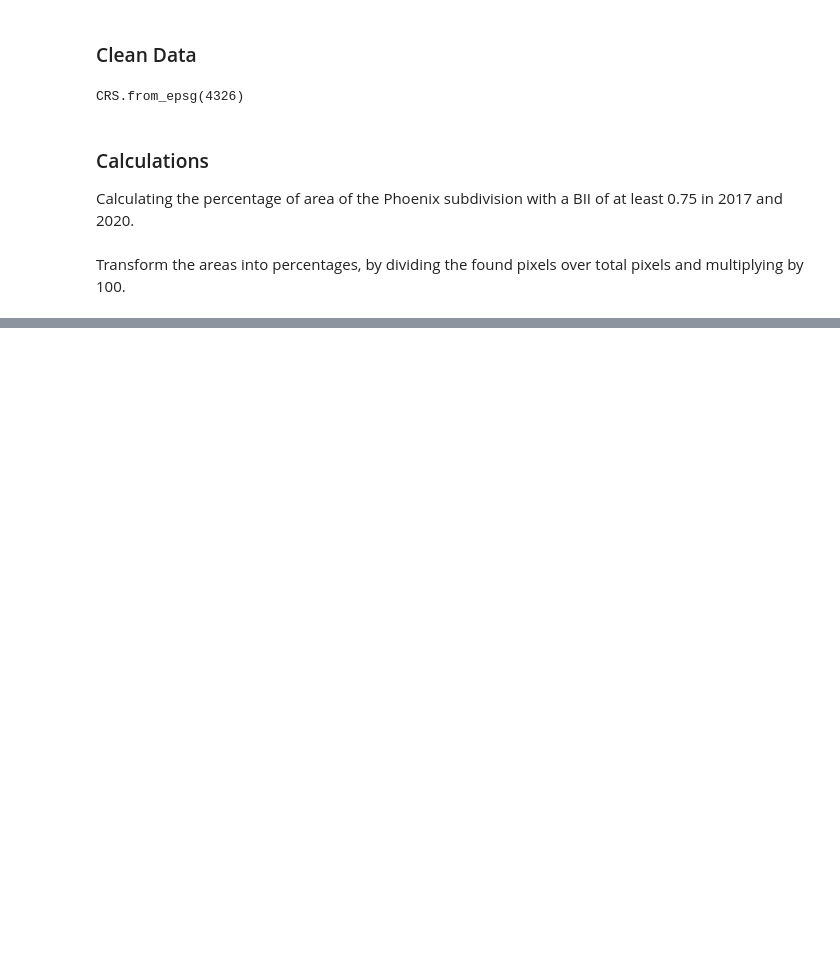
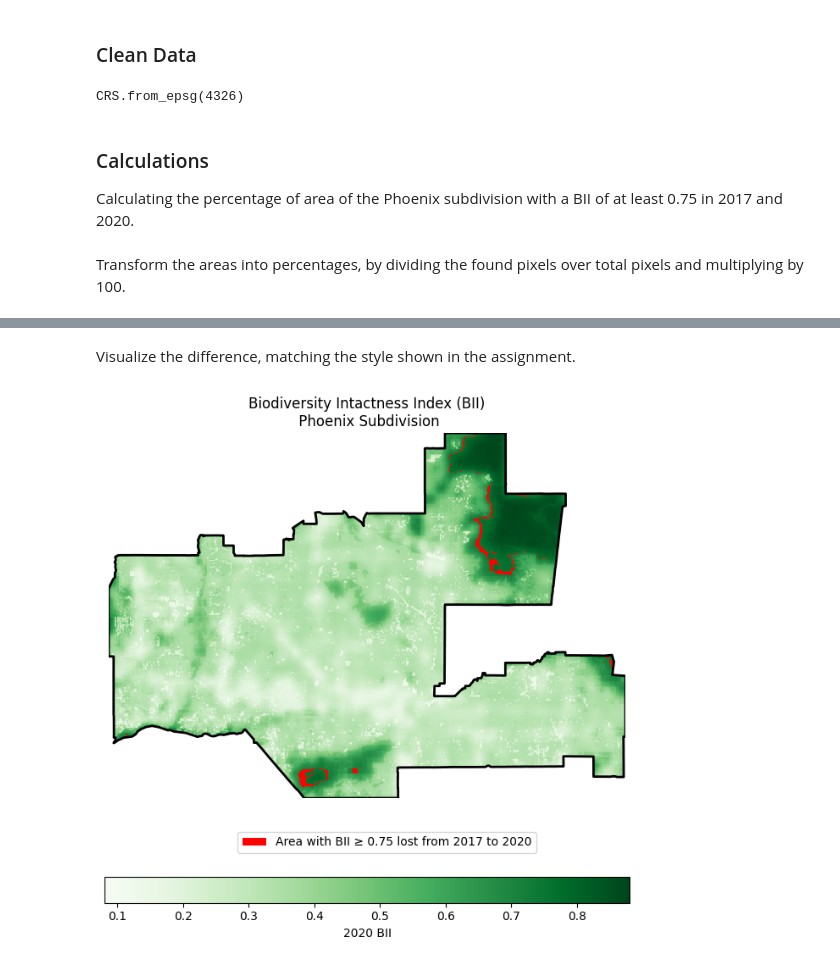
Before and after one commit to nmoraescommit/biodiversity_intact_index_phoenix, a Jupyter notebook: biodiv_index.ipynb, the cells around one changed output, grey strips where cells are left out. Saved outputs shown, nothing was run; the diff lists cells and outputs as text; code cells hidden in the pictures; blank space fills up the shorter version.

```diff
--- a/biodiv_index.ipynb
+++ b/biodiv_index.ipynb
@@ -255,0 +312,35 @@ In 2020, 6.49% of the Phoenix subdivision had a BII of at least 0.75
+# %% [markdown]
+Visualize the difference, matching the style shown in the assignment.
+# %%
+# Create map
+fig, ax = plt.subplots(figsize = (8, 8)) # Set figure size
+
+ax.axis('off')
+
+# Plot BII for 2020
+bio_2020_clip.plot(ax=ax,
+                   cmap = 'Greens',
+                   cbar_kwargs={'orientation':'horizontal',
+                                'label':'2020 BII'})
+
+# Plot BII loss
+bii_loss_pix.plot(ax=ax,
+                  cmap = cmap,
+                  add_colorbar = False)
+
+# Plot Phoenix outline
+phoenix.plot(ax = ax,
+             color = "none",
+             edgecolor = "black",
+             linewidth = 2)
+
+# Create patch for BII loss legend
+legend = [Patch(facecolor = 'red', label = 'Area with BII ≥ 0.75 lost from 2017 to 2020')]
+
+ax.legend(handles=legend, loc=(0.25, -0.15)) # Legend
+
+ax.set_title("Biodiversity Intactness Index (BII)\n Phoenix Subdivision")
+
+plt.show()
+# %% [output]
+[figure, added]
```
Also changed, not shown: parts of 12 cells of this notebook, 1 other file.
